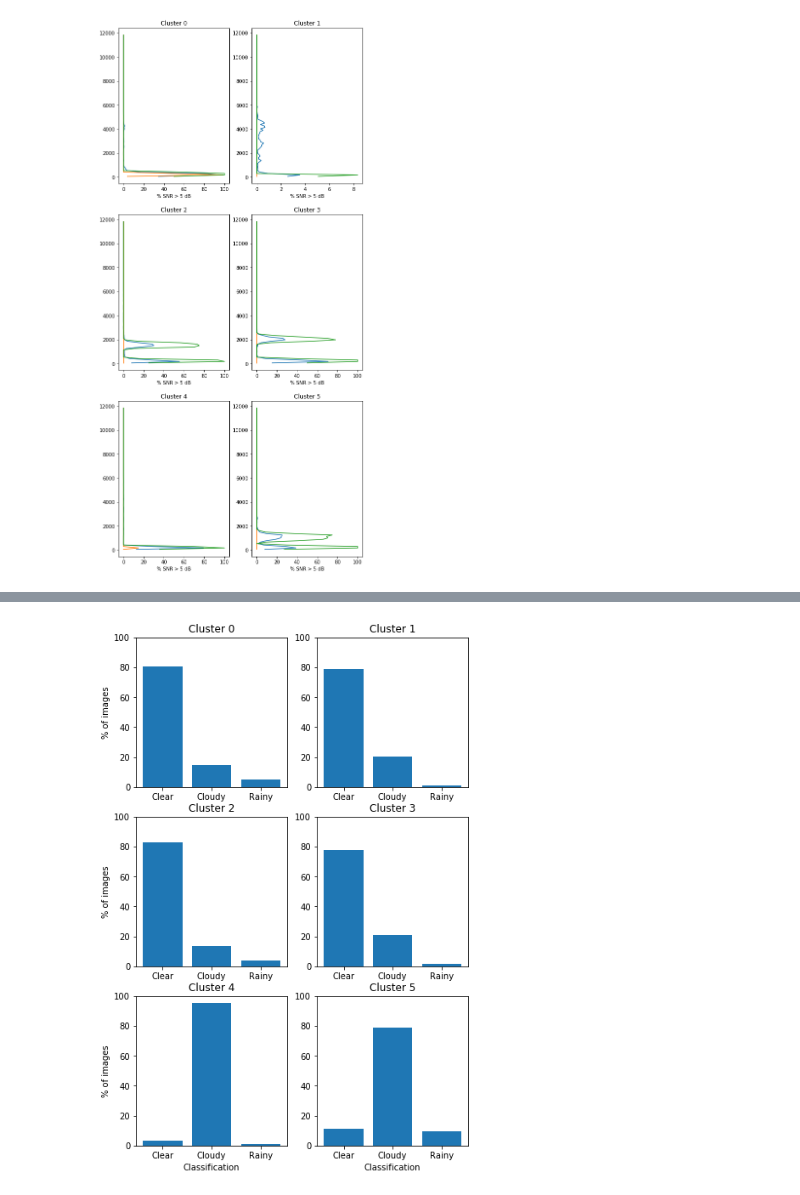
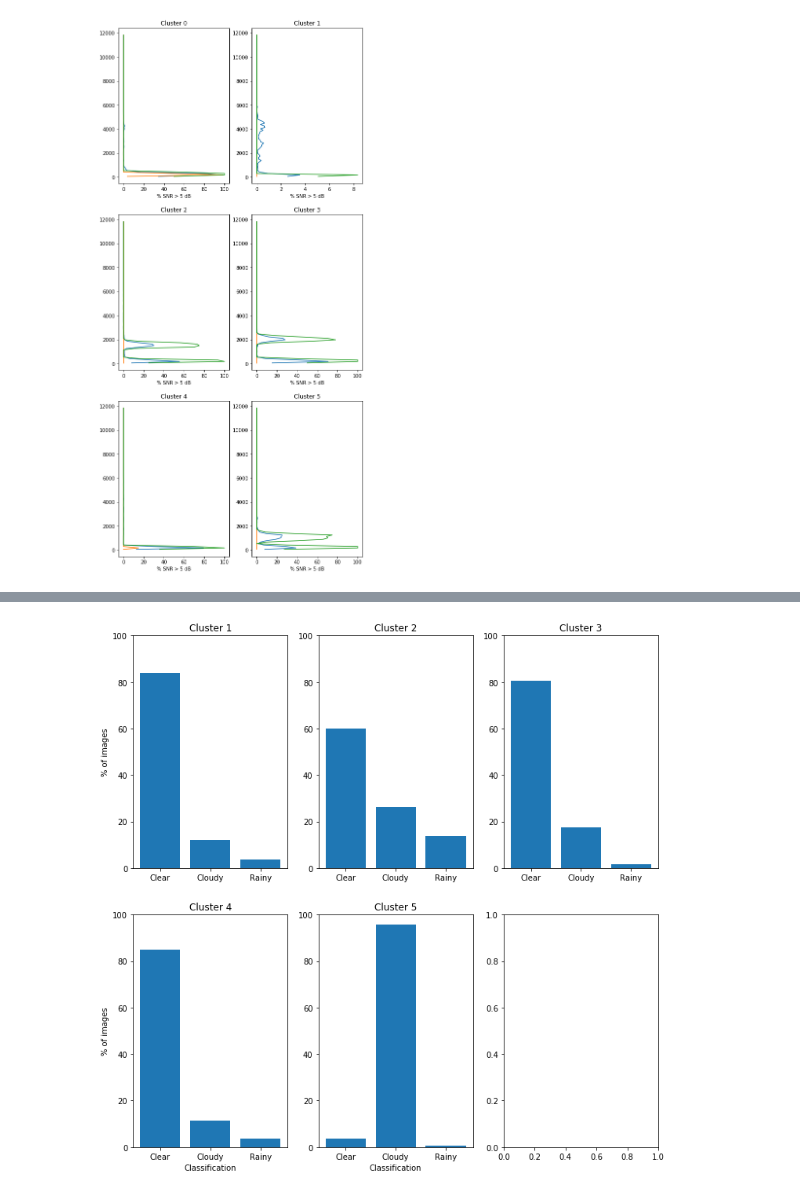
Before and after one commit to rcjackson/arming_the_edge, a Jupyter notebook: notebooks/ImageCluster.ipynb, the cells around one changed output, grey strips where cells are left out. Drawn from its saved outputs; the diff is of its cells as text; code cells hidden in the pictures.

```diff
--- a/notebooks/ImageCluster.ipynb
+++ b/notebooks/ImageCluster.ipynb
@@ -86,14 +87,14 @@ reduced.shape
 (10740, 10)
 # %%
 inertia = np.nan*np.ones(35)
-for i in range(2, 35):
+for i in range(1, 35):
     km = KMeans(n_clusters=i)
     km.fit(reduced)
     inertia[i] = km.inertia_
 plt.figure(figsize=(7, 4))
 plt.plot(inertia, marker='o')
 plt.xlabel('Number of clusters')
-plt.ylabel('Training RMSE')
-plt.ylim([0, 500000.])
+plt.ylabel('Training SSE')
+plt.ylim([0, 500000])
 plt.savefig('Clusters.png', dpi=300)
 # %% [output]
@@ -101,20 +115,22 @@ plt.savefig('Clusters.png', dpi=300)
 # %%
-cluster = KMeans(n_clusters=6)
+cluster = KMeans(n_clusters=5)
 cluster.fit(reduced)
 cluster_no = cluster.labels_
 # %%
 which = 5
 cluster_ind = np.argwhere(cluster_no == which)
-fig, ax = plt.subplots(3, 3, figsize=(15, 25))
+fig, ax = plt.subplots(3, 3, figsize=(15, 20))
 for i in range(9):
     batch_no = int(np.floor(cluster_ind[i] / 32))
     img_no = cluster_ind[i] % 32
     img = np.squeeze(dataset[batch_no][0][img_no])
-    im = ax[i % 3][int(i/3)].imshow(img)
+    im = ax[i % 3][int(i/3)].imshow(img[:, :])
     im = ax[i % 3][int(i/3)].pcolormesh(-np.ones_like(img[0]), -np.ones_like(img[0]),
                                    img[0], cmap='pyart_HomeyerRainbow', vmin=0, vmax=30)
-    ax[i % 3][int(i/3)].set_yticks(np.linspace(0, 256, 6))
-    ax[i % 3][int(i/3)].set_yticklabels(['%d' % x for x in np.linspace(12, 0, 6)])
+    ax[i % 3][int(i/3)].set_ylim([128, 256])
+    ax[i % 3][int(i/3)].set_yticks(np.linspace(128, 256, 3))
+    ax[i % 3][int(i/3)].set_yticklabels(['%d' % x for x in np.linspace(6, 0, 3)])
+    ax[i % 3][int(i/3)].invert_yaxis()
     ax[i % 3][int(i/3)].set_xticks(np.linspace(0, 128, 6))
     ax[i % 3][int(i/3)].set_xticklabels(['0', '1', '2', '3', '4', '5'])
     ax[i % 3][int(i/3)].set_xlabel('Time [min]')
@@ -320,25 +366,25 @@ array([-1,  1,  1, ...,  0,  1,  0])
 # %%
-cluster_ds = xr.open_dataset('Clusters.nc')
+cluster_ds = xr.open_dataset('Clusters_new9.nc')
 #cluster_ds = xr.Dataset({'time': ('time', np.array(times)), 'classification': ('time', cluster_no)})
 cluster_ds = cluster_ds.sortby('time')
-fig, ax = plt.subplots(3, 2, figsize=(7, 11))
-for cl in range(6):
+fig, ax = plt.subplots(2, 3, figsize=(12, 12))
+for cl in range(5):
     inds = np.argwhere(cluster_ds.classification.values == cl)
     num_clear = np.sum(labels[inds] == 0)
     num_cloudy = np.sum(labels[inds] == 1)
     num_rainy = np.sum(labels[inds] == 2)
-    ax[int(cl/2), cl%2].bar([0, 1, 2], np.array([num_clear, num_cloudy, num_rainy])/(num_clear + num_cloudy + num_rainy)*100)
-    ax[int(cl/2), cl%2].set_xticks([0, 1, 2])
-    ax[int(cl/2), cl%2].set_xticklabels(['Clear', 'Cloudy', 'Rainy'])
-    if cl % 2 == 0:
-        ax[int(cl/2), cl%2].set_ylabel('% of images')
-    if cl > 3:
-        ax[int(cl/2), cl%2].set_xlabel('Classification')
-    ax[int(cl/2), cl%2].set_ylim([0, 100])
-    ax[int(cl/2), cl%2].set_title('Cluster %d' % cl)
-fig.savefig('label_dist.png', dpi=300)
+    ax[int(cl / 3), cl % 3].bar([0, 1, 2], np.array([num_clear, num_cloudy, num_rainy])/(num_clear + num_cloudy + num_rainy)*100)
+    ax[int(cl / 3), cl % 3].set_xticks([0, 1, 2])
+    ax[int(cl / 3), cl % 3].set_xticklabels(['Clear', 'Cloudy', 'Rainy'])
+    if cl % 3 == 0:
+        ax[int(cl / 3), cl % 3].set_ylabel('% of images')
+    if cl > 2:
+        ax[int(cl / 3), cl % 3].set_xlabel('Classification')
+    ax[int(cl / 3), cl % 3].set_ylim([0, 100])
+    ax[int(cl / 3), cl % 3].set_title('Cluster %d' % (cl + 1))
+fig.savefig('label_dist5.png', dpi=300, bbox='tight')
 # %% [output]
-[figure, old version]
+[figure, new version]
 # %%
 len(times)
 # %% [output]
```
Also changed, not shown: parts of 8 cells of this notebook, 3 other files.
